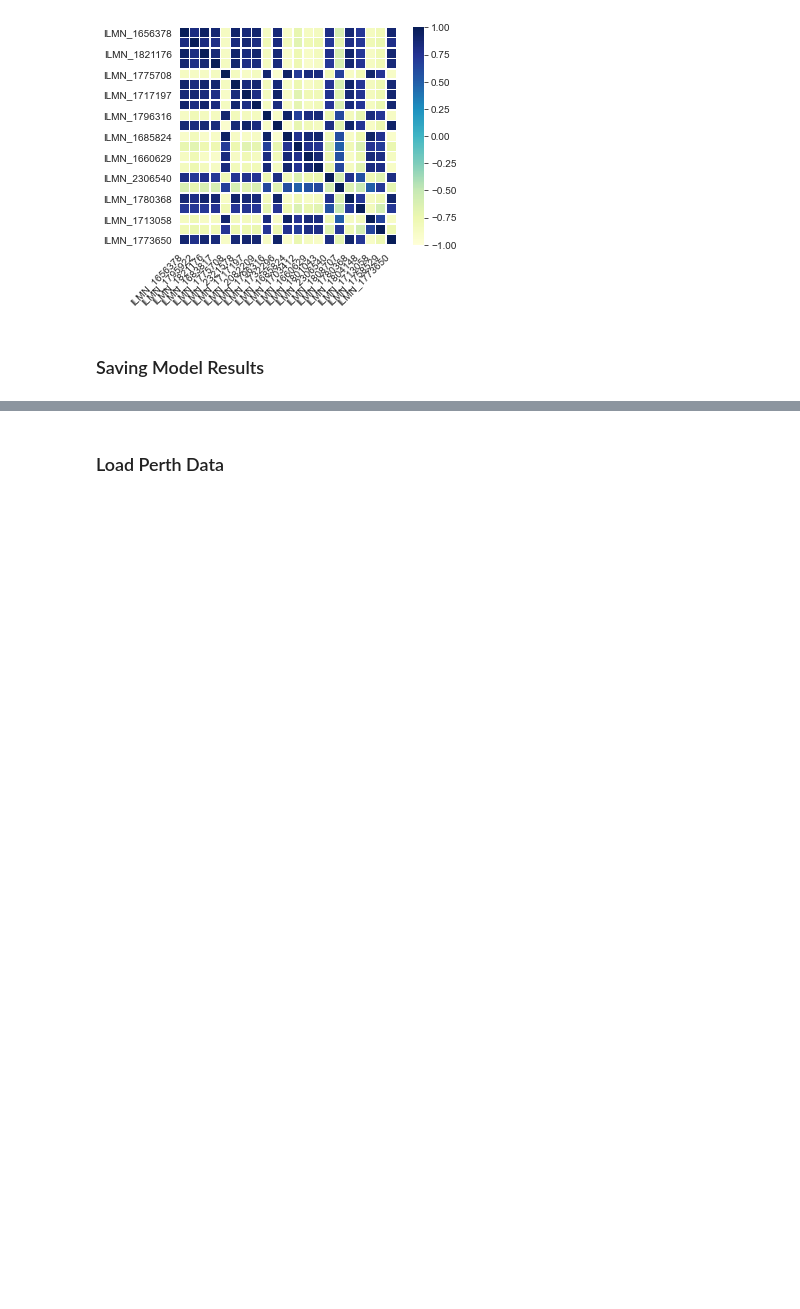
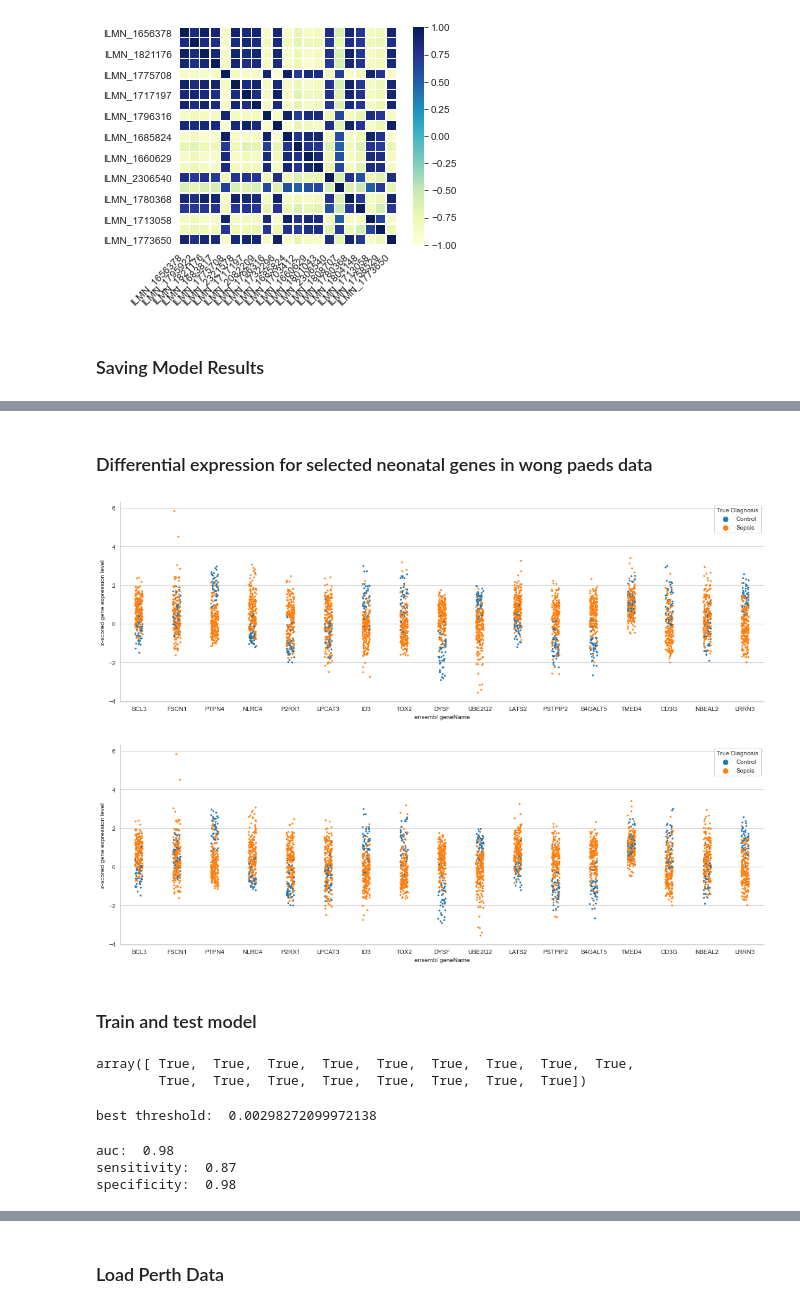
Before and after one commit to parkyed/sepsis_ml_omics_msc, a Jupyter notebook: neonatal_logistic_regression.ipynb, the cells around one changed output, grey strips where cells are left out. Cells and saved outputs as stored; diff of their text form; code cells hidden in the pictures; blank space fills up the shorter version.

```diff
--- a/neonatal_logistic_regression.ipynb
+++ b/neonatal_logistic_regression.ipynb
@@ -426,0 +573,27 @@ with open('lr_results_new_final_model.pkl', 'wb') as f:
+# %%
+## load noramalised and z-scored data sets
+
+w_norm_X = pd.read_csv('/Users/Ed/Documents/GitHub/sepsis_ml_omics_msc/dataset_wong/ml_inputs/w_norm_X.csv', index_col=0)
+w_labels = np.loadtxt('/Users/Ed/Documents/GitHub/sepsis_ml_omics_msc/dataset_wong/ml_inputs/w_y.csv', delimiter=',')
+w_annotation = pd.read_csv('/Users/Ed/Documents/GitHub/sepsis_ml_omics_msc/dataset_wong/ml_inputs/w_annotation.csv')
+# %% [markdown]
+### Differential expression for selected neonatal genes in wong paeds data
+# %%
+# looking at gene expression in the wong dataset
+selected_gene_zscores(selected_gene_df_f, w_norm_X, w_labels)
+wong_image = selected_gene_zscores(selected_gene_df_f, w_norm_X, w_labels)
+wong_image.savefig('wong_gene_plot.png', dpi=400)
+# %% [output]
+[figure, added]
+[figure, added]
+# %% [markdown]
+### Train and test model
+# %%
+# create train matrix based on selected genes
+X_train_wong = w_norm_X.loc[:, selgen_index]
+
+# check that column names match exactly
+X_train_wong.columns == X_train_edinb.columns
+# %% [output]
+array([ True,  True,  True,  True,  True,  True,  True,  True,  True,
+        True,  True,  True,  True,  True,  True,  True,  True])
@@ -426,0 +605,14 @@ with open('lr_results_new_final_model.pkl', 'wb') as f:
+# %%
+w_best_thresh = j_stat(w_labels, w_y_predicted_probabilities[:,1])
+print('best threshold:  '+str(w_best_thresh))
+# %% [output]
+best threshold:  0.00298272099972138
+# %%
+w_y_pred_classes, w_accuracy, w_recall, w_specificity, w_precision, w_auc = score_model(w_labels, w_y_predicted_probabilities[:,1], w_best_thresh)
+print('auc:  '+str(w_auc))
+print('sensitivity:  '+str(w_recall))
+print('specificity:  '+str(w_specificity))
+# %% [output]
+auc:  0.98
+sensitivity:  0.87
+specificity:  0.98
```
Also changed, not shown: parts of 37 cells of this notebook.
